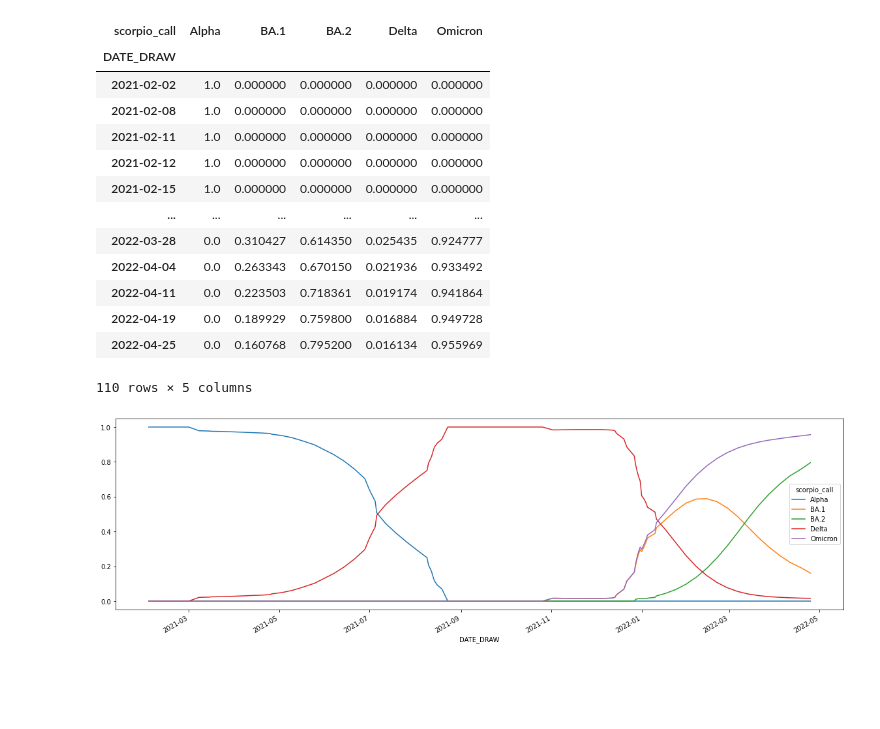
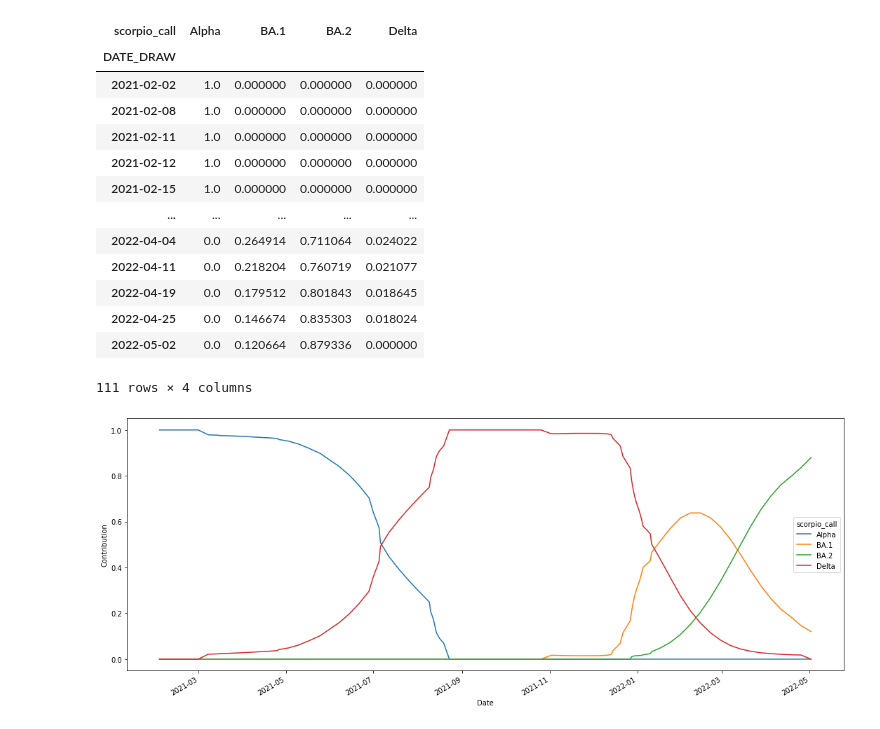
Before and after one commit to MM-Lehmann/Wastewater-modelling-Dresden, a Jupyter notebook: Dresden_Varianten.ipynb, the cells around one changed output. Drawn from its saved outputs; the diff is of its cells as text; code cells hidden in the pictures; blank space fills up the shorter version.

```diff
--- a/Dresden_Varianten.ipynb
+++ b/Dresden_Varianten.ipynb
@@ -3,6 +3,8 @@ import pandas as pd
 from joblib import Memory
 from datetime import datetime
 from matplotlib import pyplot as plt
+import matplotlib as mpl
+mpl.rcParams['figure.figsize'] = [15.0, 6.0]
 memory = Memory(f"cachedir/{datetime.today().date()}", compress=True)
 
 @memory.cache
@@ -47,7 +49,8 @@ var_pivot = var[
     (var["SENDING_LAB_PC"] >= 1067)
     & (var["SENDING_LAB_PC"] <= 1465)
     & (var["scorpio_call"].notna())
-    & (~var.SEQ_REASON.isin(("X", "N")))
+    & (~var["scorpio_call"].isin(("Omicron", )))
+    & (~var["SEQ_REASON"].isin(("X", "N")))
 ].filter(("DATE_DRAW", "scorpio_call", "num"))
 var_pivot = var_pivot.groupby(["DATE_DRAW", "scorpio_call"]).sum()
 var_pivot = var_pivot.reset_index().pivot(
@@ -71,29 +74,32 @@ var_pivot["total"] = var_pivot.sum(axis=1)
 var_pivot = var_pivot.divide(var_pivot["total"], axis=0)
 var_pivot.drop(columns="total", inplace=True)
 # omicron sum
-var_pivot["Omicron"] = var_pivot["BA.1"] + var_pivot["BA.2"]
+# var_pivot["Omicron"] = var_pivot["BA.1"] + var_pivot["BA.2"]
 var_pivot
 # %% [output]
-| scorpio_call | Alpha | BA.1 | BA.2 | Delta | Omicron |
-| DATE_DRAW |  |  |  |  |  |
-| 2021-02-02 | 1.0 | 0.000000 | 0.000000 | 0.000000 | 0.000000 |
-| 2021-02-08 | 1.0 | 0.000000 | 0.000000 | 0.000000 | 0.000000 |
-| 2021-02-11 | 1.0 | 0.000000 | 0.000000 | 0.000000 | 0.000000 |
-| 2021-02-12 | 1.0 | 0.000000 | 0.000000 | 0.000000 | 0.000000 |
-| 2021-02-15 | 1.0 | 0.000000 | 0.000000 | 0.000000 | 0.000000 |
-| ... | ... | ... | ... | ... | ... |
-| 2022-03-28 | 0.0 | 0.310427 | 0.614350 | 0.025435 | 0.924777 |
-| 2022-04-04 | 0.0 | 0.263343 | 0.670150 | 0.021936 | 0.933492 |
-| 2022-04-11 | 0.0 | 0.223503 | 0.718361 | 0.019174 | 0.941864 |
-| 2022-04-19 | 0.0 | 0.189929 | 0.759800 | 0.016884 | 0.949728 |
-| 2022-04-25 | 0.0 | 0.160768 | 0.795200 | 0.016134 | 0.955969 |
+| scorpio_call | Alpha | BA.1 | BA.2 | Delta |
+| DATE_DRAW |  |  |  |  |
+| 2021-02-02 | 1.0 | 0.000000 | 0.000000 | 0.000000 |
+| 2021-02-08 | 1.0 | 0.000000 | 0.000000 | 0.000000 |
+| 2021-02-11 | 1.0 | 0.000000 | 0.000000 | 0.000000 |
+| 2021-02-12 | 1.0 | 0.000000 | 0.000000 | 0.000000 |
+| 2021-02-15 | 1.0 | 0.000000 | 0.000000 | 0.000000 |
+| ... | ... | ... | ... | ... |
+| 2022-04-04 | 0.0 | 0.264914 | 0.711064 | 0.024022 |
+| 2022-04-11 | 0.0 | 0.218204 | 0.760719 | 0.021077 |
+| 2022-04-19 | 0.0 | 0.179512 | 0.801843 | 0.018645 |
+| 2022-04-25 | 0.0 | 0.146674 | 0.835303 | 0.018024 |
+| 2022-05-02 | 0.0 | 0.120664 | 0.879336 | 0.000000 |
-110 rows × 5 columns
+111 rows × 4 columns
 # %%
 # plot
-var_pivot.plot(figsize=(20,6))
+var_pivot.plot()
+plt.xlabel("Date")
+plt.ylabel("Contribution")
+plt.tight_layout()
 plt.savefig("varianten.png")
 plt.show()
 # %% [output]
-[figure, old version]
+[figure, new version]
 # %%
 var_pivot.to_csv("Dresden_Varianten.csv")
```
Also changed, not shown: parts of 1 cell of this notebook, 5 other files.
